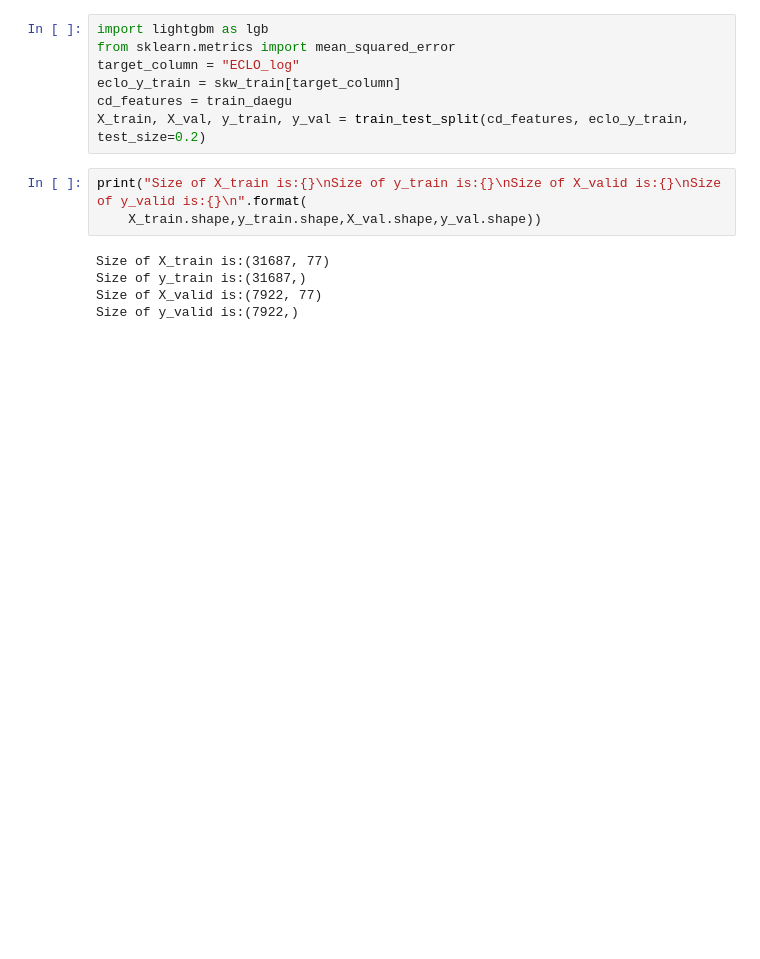
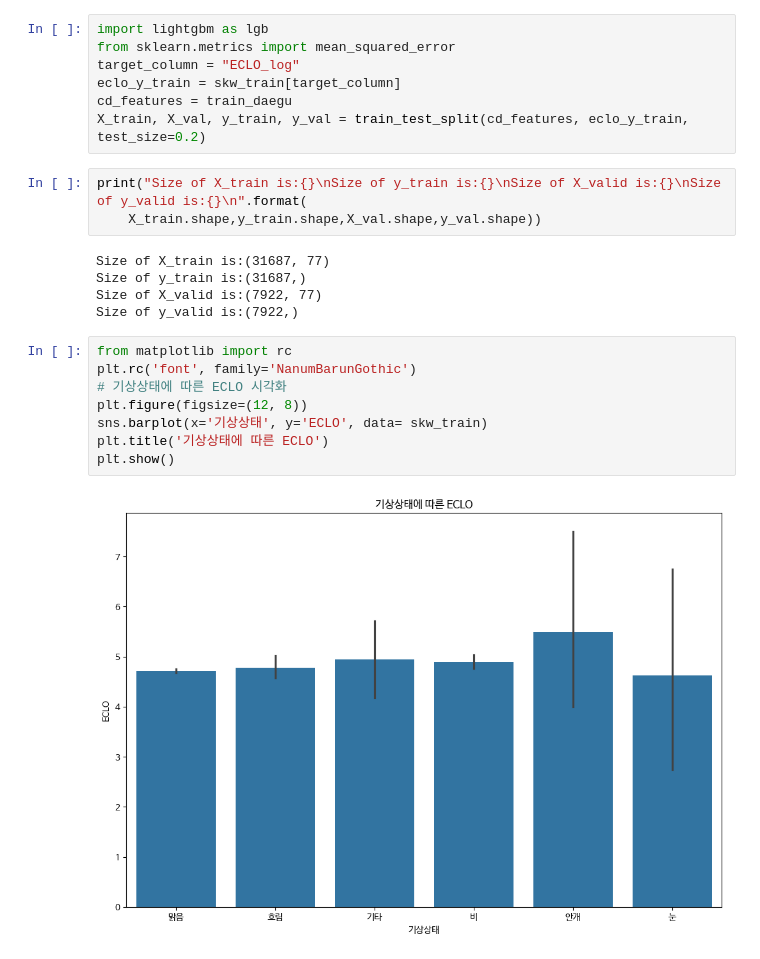
Before and after one commit to zooodung/TA-Prediction, a Jupyter notebook: daegu_data.ipynb, the cells around one changed output. Drawn from its saved outputs; the diff is of its cells as text; blank space fills up the shorter version.

```diff
--- a/daegu_data.ipynb
+++ b/daegu_data.ipynb
@@ -440,3 +452,13 @@ Size of X_train is:(31687, 77)
 Size of y_train is:(31687,)
 Size of X_valid is:(7922, 77)
 Size of y_valid is:(7922,)
+# %%
+from matplotlib import rc
+plt.rc('font', family='NanumBarunGothic')
+# 기상상태에 따른 ECLO 시각화
+plt.figure(figsize=(12, 8))
+sns.barplot(x='기상상태', y='ECLO', data= skw_train)
+plt.title('기상상태에 따른 ECLO')
+plt.show()
+# %% [output]
+[figure, added]
```
Also changed, not shown: parts of 11 cells of this notebook.
